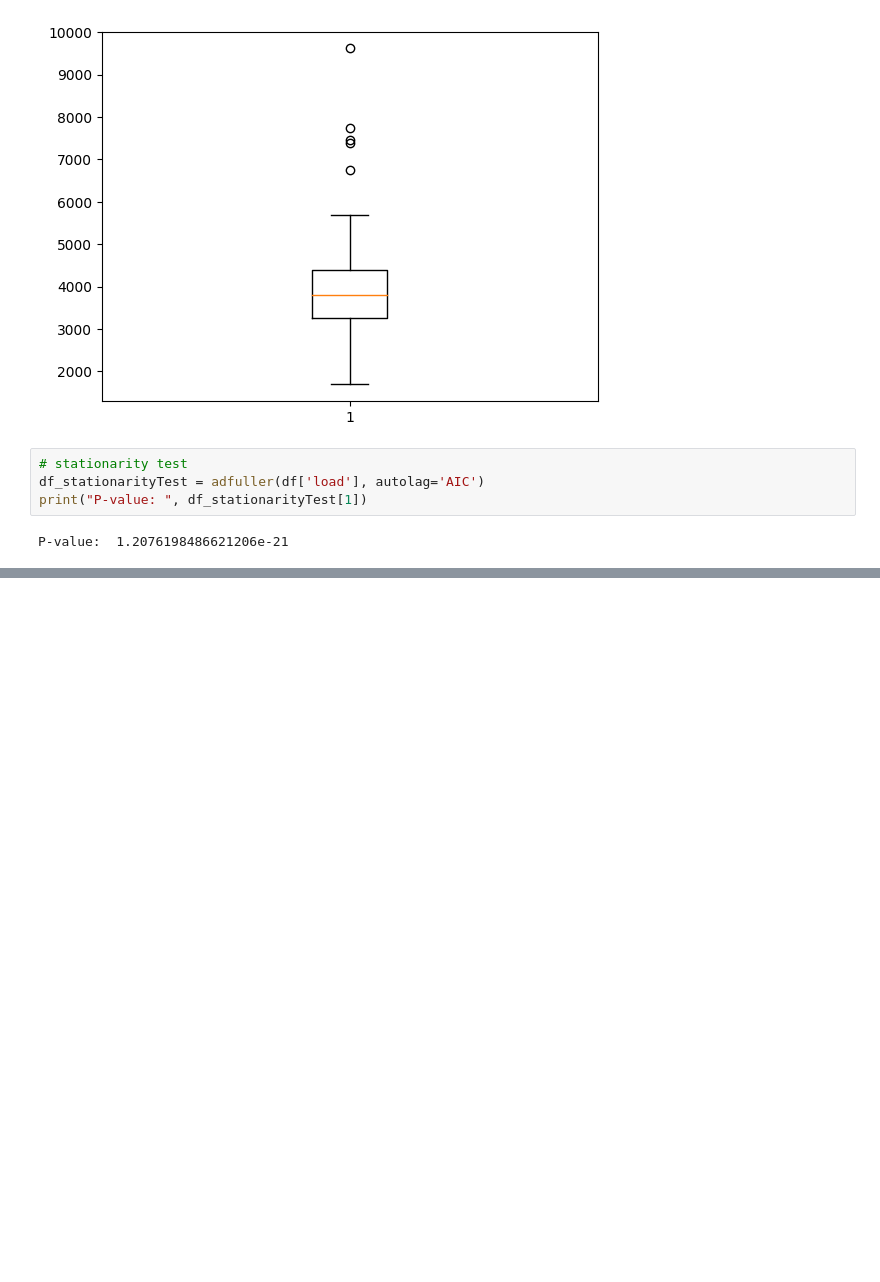
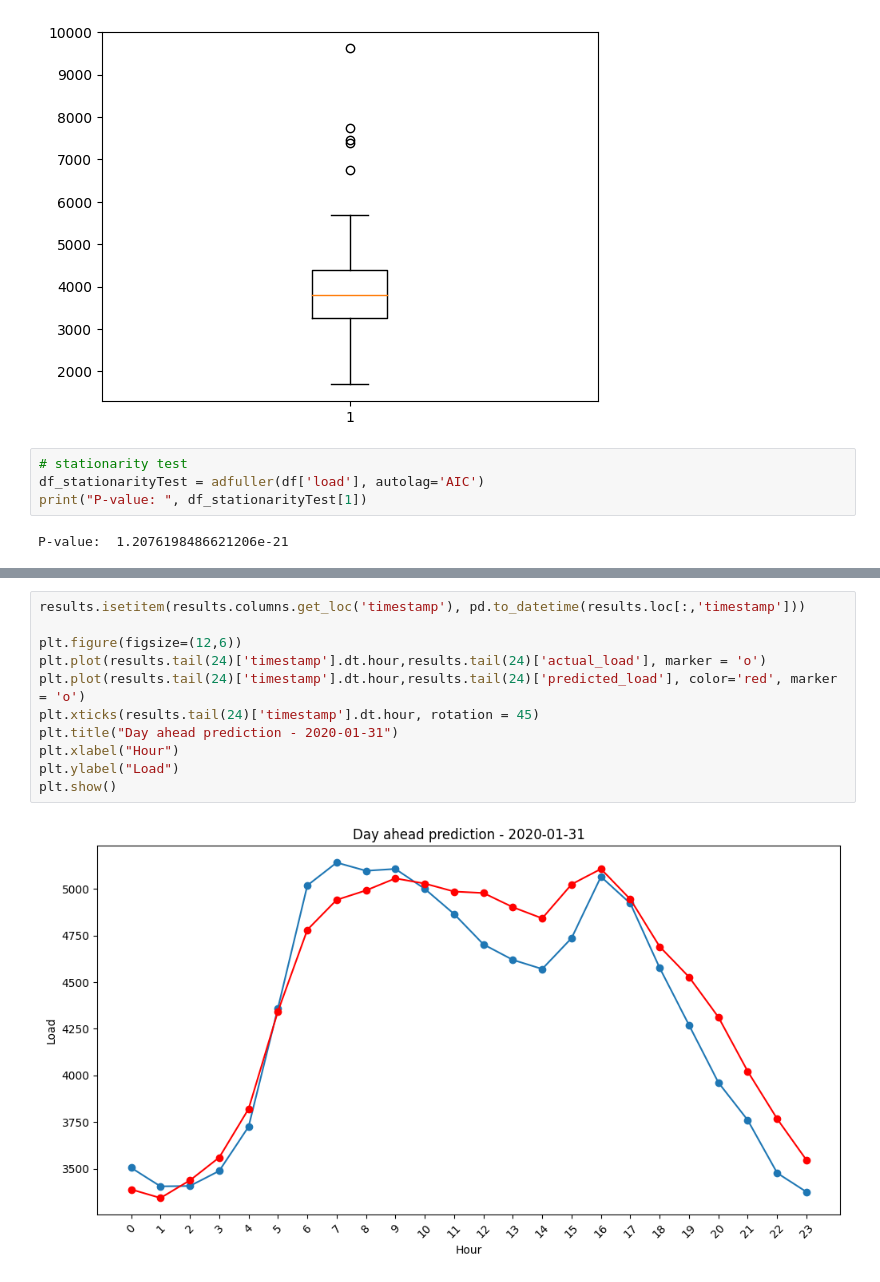
Before and after one commit to novak111/power_consumption_prediction, a Jupyter notebook: DA_prediction.ipynb, the cells around one changed output, grey strips where cells are left out. Cells and saved outputs as stored; diff of their text form; blank space fills up the shorter version.

```diff
--- a/DA_prediction.ipynb
+++ b/DA_prediction.ipynb
@@ -148,0 +249,13 @@ plt.show()
+# %%
+results.isetitem(results.columns.get_loc('timestamp'), pd.to_datetime(results.loc[:,'timestamp']))
+
+plt.figure(figsize=(12,6))
+plt.plot(results.tail(24)['timestamp'].dt.hour,results.tail(24)['actual_load'], marker = 'o')
+plt.plot(results.tail(24)['timestamp'].dt.hour,results.tail(24)['predicted_load'], color='red', marker = 'o')
+plt.xticks(results.tail(24)['timestamp'].dt.hour, rotation = 45)
+plt.title("Day ahead prediction - 2020-01-31")
+plt.xlabel("Hour")
+plt.ylabel("Load")
+plt.show()
+# %% [output]
+[figure, added]
```
Also changed, not shown: parts of 11 cells of this notebook.
